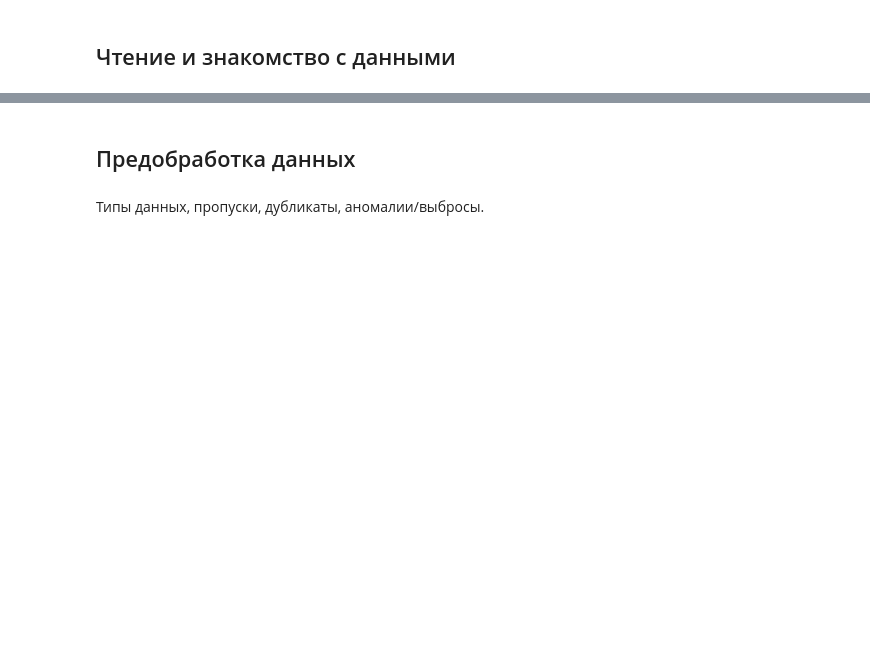
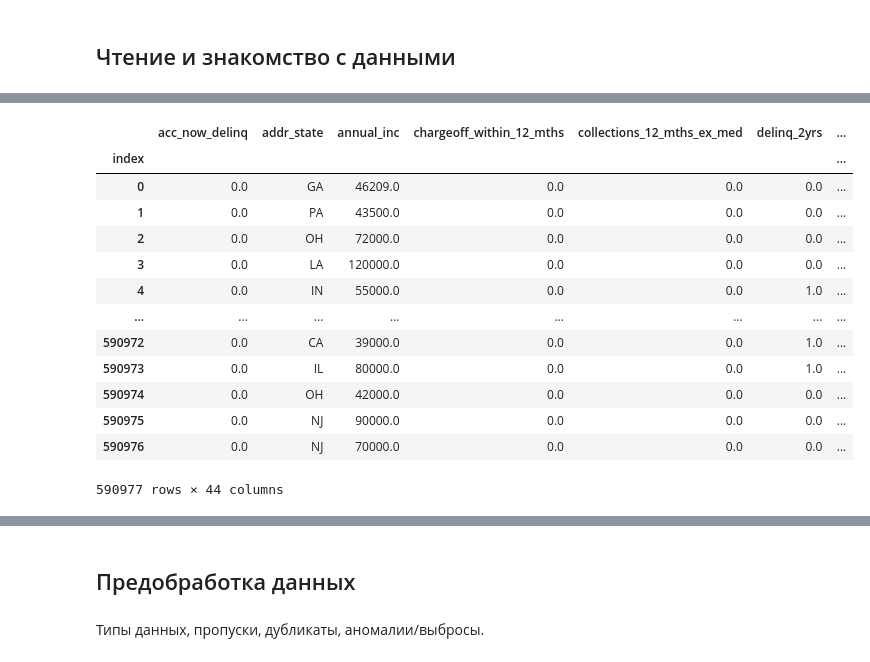
Before and after one commit to Danspers/Lending-Club, a Jupyter notebook: Lending_club.ipynb, the cells around one changed output, grey strips where cells are left out. Cells and saved outputs as stored; diff of their text form; code cells hidden in the pictures; blank space fills up the shorter version.

```diff
--- a/Lending_club.ipynb
+++ b/Lending_club.ipynb
@@ -48,6 +51,7 @@ import matplotlib.pyplot as plt
 # спец. библиотеки
 from sklearn.metrics import roc_auc_score
 # %%
-X_test  = pd.read_csv('X_test.csv',  index_col='index')
-X_train = pd.read_csv('X_train.csv', index_col='index')
-#y_train = pd.read_csv('y_train.csv')
+# чтение датасетов
+X_test  = pd.read_csv('X_test.csv',  index_col='index', parse_dates=['earliest_cr_line', 'issue_d'])
+X_train = pd.read_csv('X_train.csv', index_col='index', parse_dates=['earliest_cr_line', 'issue_d'])
+y_train = pd.read_csv('y_train.csv', index_col='index')
@@ -89,0 +106,17 @@ memory usage: 411.9+ MB
+# %%
+X_test
+# %% [output]
+|  | acc_now_delinq | addr_state | annual_inc | chargeoff_within_12_mths | collections_12_mths_ex_med | delinq_2yrs | ... |
+| index |  |  |  |  |  |  | ... |
+| 0 | 0.0 | GA | 46209.0 | 0.0 | 0.0 | 0.0 | ... |
+| 1 | 0.0 | PA | 43500.0 | 0.0 | 0.0 | 0.0 | ... |
+| 2 | 0.0 | OH | 72000.0 | 0.0 | 0.0 | 0.0 | ... |
+| 3 | 0.0 | LA | 120000.0 | 0.0 | 0.0 | 0.0 | ... |
+| 4 | 0.0 | IN | 55000.0 | 0.0 | 0.0 | 1.0 | ... |
+| ... | ... | ... | ... | ... | ... | ... | ... |
+| 590972 | 0.0 | CA | 39000.0 | 0.0 | 0.0 | 1.0 | ... |
+| 590973 | 0.0 | IL | 80000.0 | 0.0 | 0.0 | 1.0 | ... |
+| 590974 | 0.0 | OH | 42000.0 | 0.0 | 0.0 | 0.0 | ... |
+| 590975 | 0.0 | NJ | 90000.0 | 0.0 | 0.0 | 0.0 | ... |
+| 590976 | 0.0 | NJ | 70000.0 | 0.0 | 0.0 | 0.0 | ... |
+590977 rows × 44 columns
```
Also changed, not shown: parts of 19 cells of this notebook.
